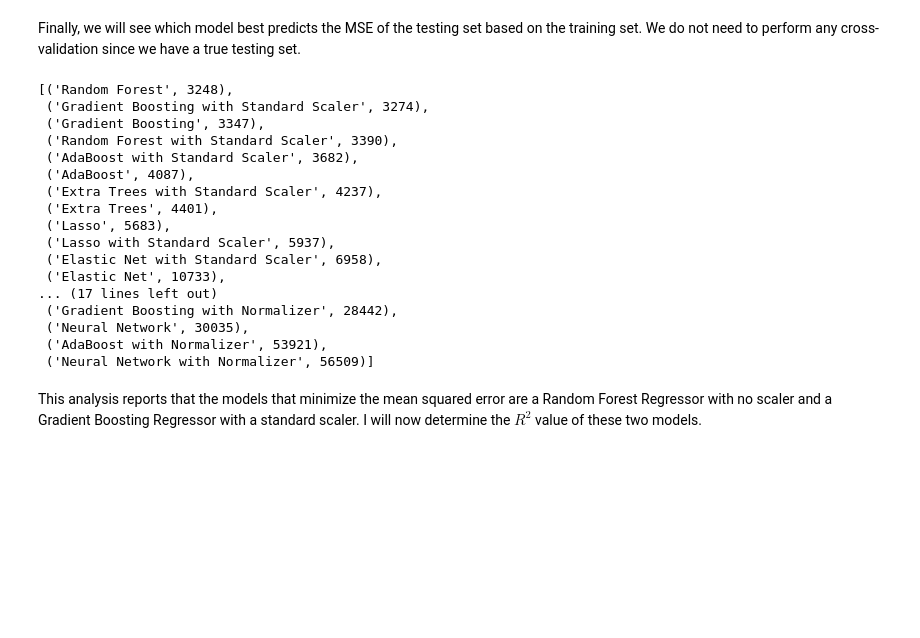
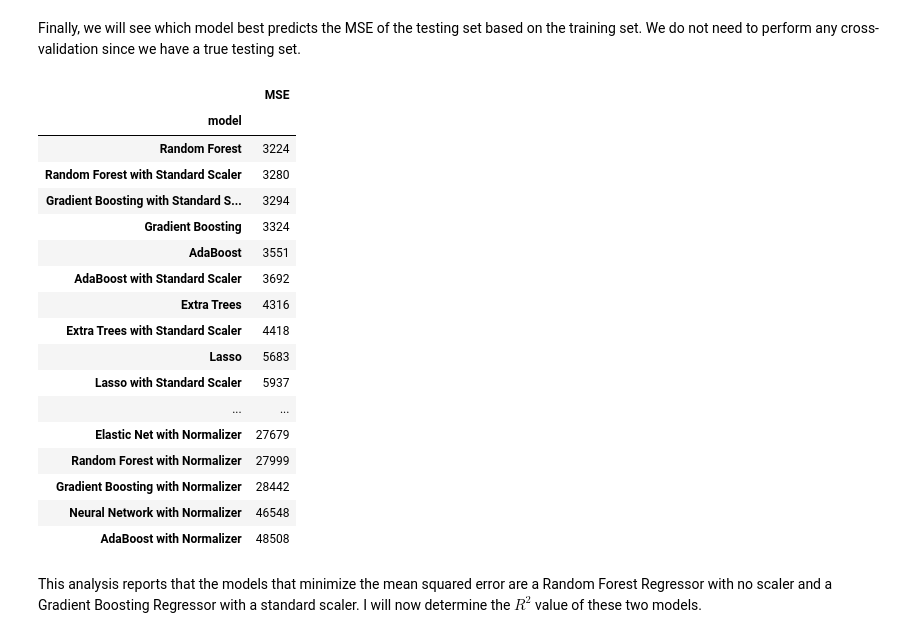
Before and after one commit to DavidBarnett0/data301_project, a Jupyter notebook: DATA301_machine_learning.ipynb, the cells around one changed output. Cells and saved outputs as stored; diff of their text form; code cells hidden in the pictures; blank space fills up the shorter version.

```diff
--- a/DATA301_machine_learning.ipynb
+++ b/DATA301_machine_learning.ipynb
@@ -191,25 +191,26 @@ for i in range(n):
     mses.append((model_names[i] + addition[j], int(mse)))
 # %%
 models_result = sorted(mses, key=lambda x: x[1])
-models_result
+pd.DataFrame(models_result, columns = ["model", "MSE"]).set_index("model")
 # %% [output]
-[('Random Forest', 3248),
- ('Gradient Boosting with Standard Scaler', 3274),
- ('Gradient Boosting', 3347),
- ('Random Forest with Standard Scaler', 3390),
- ('AdaBoost with Standard Scaler', 3682),
- ('AdaBoost', 4087),
- ('Extra Trees with Standard Scaler', 4237),
- ('Extra Trees', 4401),
- ('Lasso', 5683),
- ('Lasso with Standard Scaler', 5937),
- ('Elastic Net with Standard Scaler', 6958),
- ('Elastic Net', 10733),
-... (17 lines left out)
- ('Gradient Boosting with Normalizer', 28442),
- ('Neural Network', 30035),
- ('AdaBoost with Normalizer', 53921),
- ('Neural Network with Normalizer', 56509)]
+|  | MSE |
+| model |  |
+| Random Forest | 3224 |
+| Random Forest with Standard Scaler | 3280 |
+| Gradient Boosting with Standard S... | 3294 |
+| Gradient Boosting | 3324 |
+| AdaBoost | 3551 |
+| AdaBoost with Standard Scaler | 3692 |
+| Extra Trees | 4316 |
+| Extra Trees with Standard Scaler | 4418 |
+| Lasso | 5683 |
+| Lasso with Standard Scaler | 5937 |
+| ... | ... |
+| Elastic Net with Normalizer | 27679 |
+| Random Forest with Normalizer | 27999 |
+| Gradient Boosting with Normalizer | 28442 |
+| Neural Network with Normalizer | 46548 |
+| AdaBoost with Normalizer | 48508 |
 # %% [markdown]
 This analysis reports that the models that minimize the mean squared error are a Random Forest Regressor with no scaler and a Gradient Boosting Regressor with a standard scaler. I will now determine the $R^2$ value of these two models.
 # %%
```
Also changed, not shown: parts of 5 cells of this notebook.
